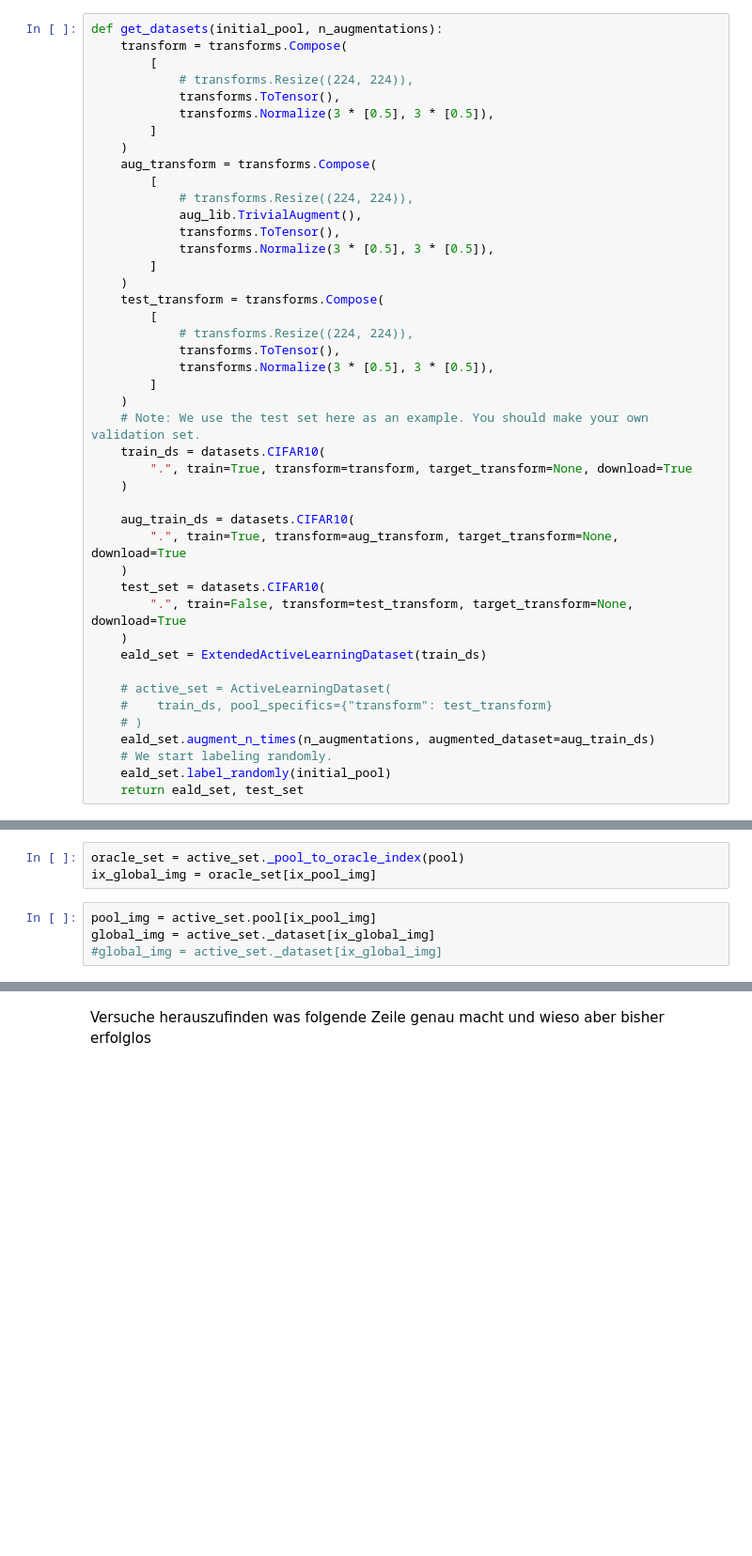
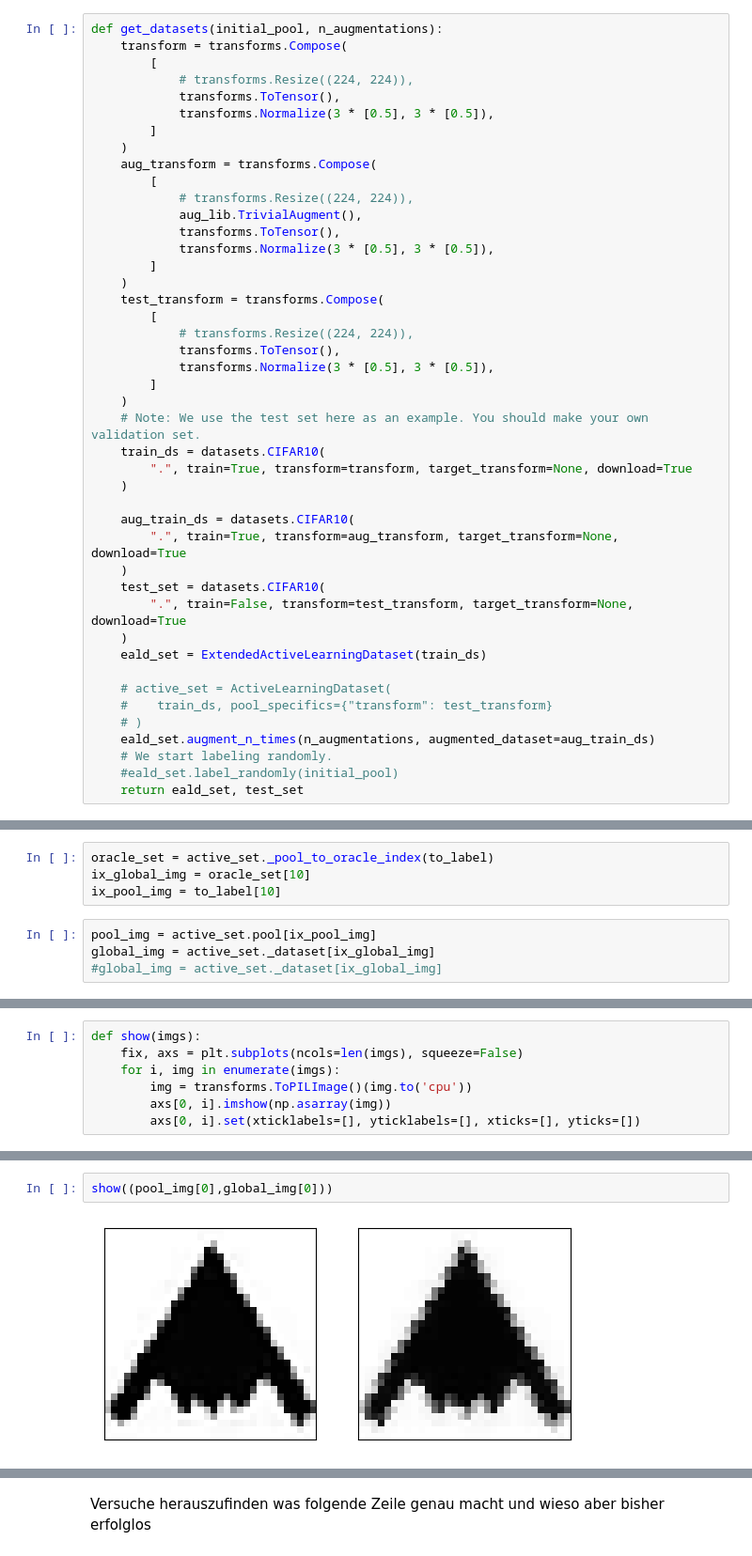
Before and after one commit to k4zuy/Rep-Baal-Progress, a Jupyter notebook: Augmented/baal_testground.ipynb, the cells around one changed output, grey strips where cells are left out. Shown at 94% size. Cells and saved outputs as stored; diff of their text form; blank space fills up the shorter version.

```diff
--- a/Augmented/baal_testground.ipynb
+++ b/Augmented/baal_testground.ipynb
@@ -114,7 +123,7 @@ def get_datasets(initial_pool, n_augmentations):
     # )
     eald_set.augment_n_times(n_augmentations, augmented_dataset=aug_train_ds)
     # We start labeling randomly.
-    eald_set.label_randomly(initial_pool)
+    #eald_set.label_randomly(initial_pool)
     return eald_set, test_set
 # %%
 hyperparams = ExperimentConfig()
@@ -218,8 +224,9 @@ print(oracle_set_two[0])
 #ix_global_img = oracle_set[0]
 #ix_global_img
 # %%
-oracle_set = active_set._pool_to_oracle_index(pool)
-ix_global_img = oracle_set[ix_pool_img]
+oracle_set = active_set._pool_to_oracle_index(to_label)
+ix_global_img = oracle_set[10]
+ix_pool_img = to_label[10]
 # %%
 pool_img = active_set.pool[ix_pool_img]
 global_img = active_set._dataset[ix_global_img]
@@ -229,0 +234,7 @@ print(global_img)
+# %%
+def show(imgs):
+    fix, axs = plt.subplots(ncols=len(imgs), squeeze=False)
+    for i, img in enumerate(imgs):
+        img = transforms.ToPILImage()(img.to('cpu'))
+        axs[0, i].imshow(np.asarray(img))
+        axs[0, i].set(xticklabels=[], yticklabels=[], xticks=[], yticks=[])
@@ -229,0 +243,4 @@ print(global_img)
+# %%
+show((pool_img[0],global_img[0]))
+# %% [output]
+[figure, added]
```
Also changed, not shown: parts of 15 cells of this notebook.
